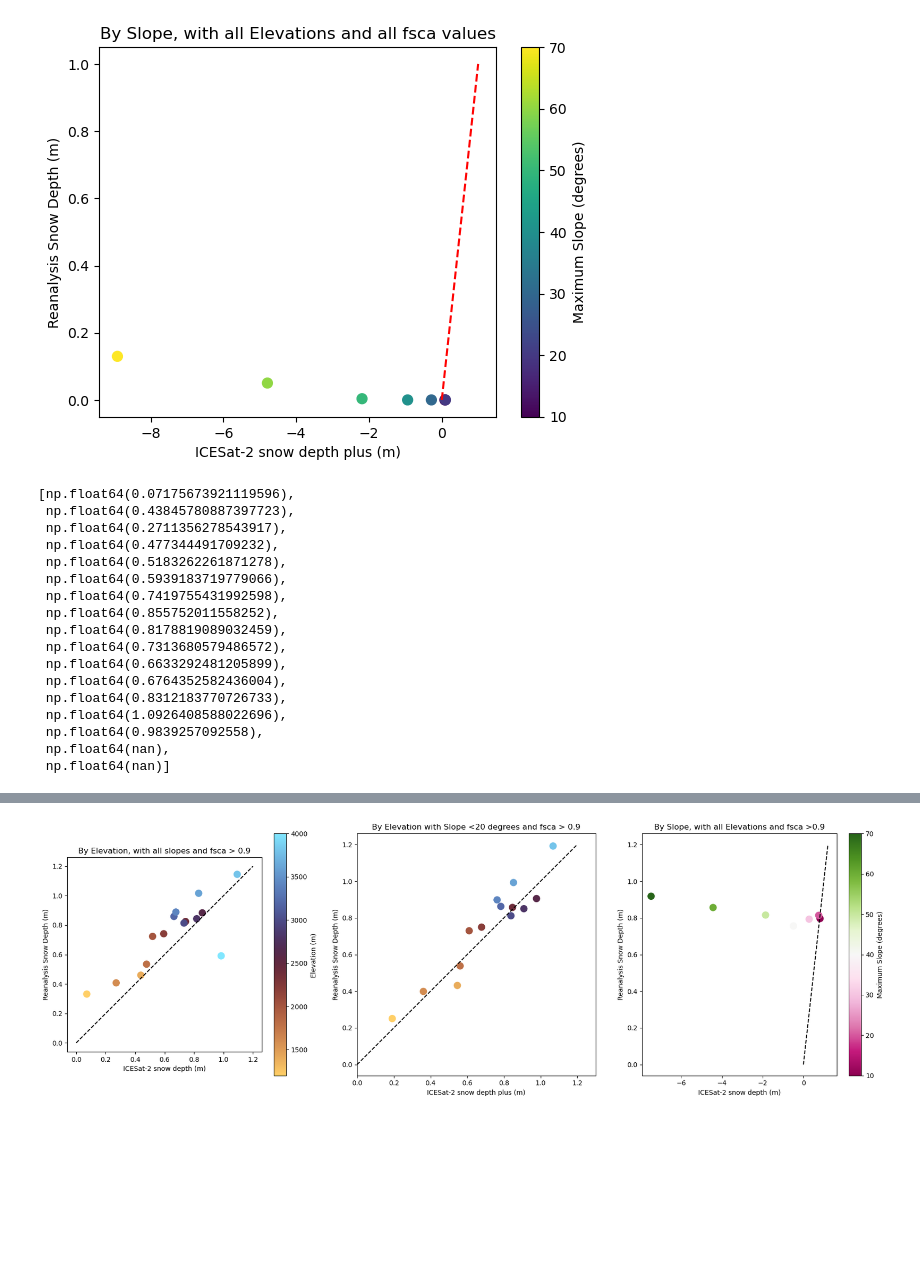
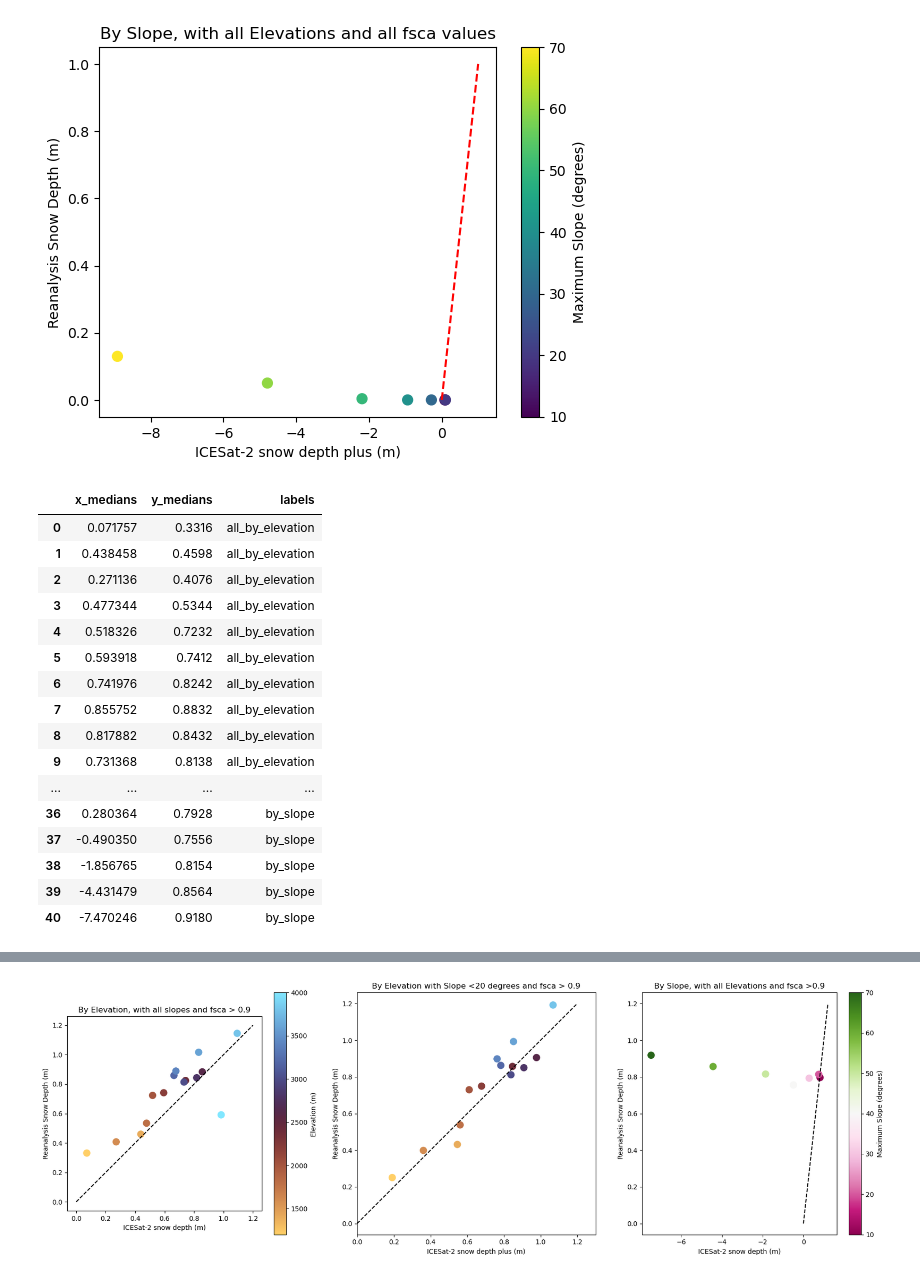
Before and after one commit to bessoh2/analog_snowmapping, a Jupyter notebook: notebooks/figure_making/slope_scatter_plots.ipynb, the cells around one changed output, grey strips where cells are left out. Drawn from its saved outputs; the diff is of its cells as text; code cells hidden in the pictures; blank space fills up the shorter version.

```diff
--- a/notebooks/figure_making/slope_scatter_plots.ipynb
+++ b/notebooks/figure_making/slope_scatter_plots.ipynb
@@ -482,20 +506,0 @@ for x_min, x_max in zip(slope_min, slope_max):
-# %%
-x_medians1
-# %% [output]
-[np.float64(0.07175673921119596),
- np.float64(0.43845780887397723),
- np.float64(0.2711356278543917),
- np.float64(0.477344491709232),
- np.float64(0.5183262261871278),
- np.float64(0.5939183719779066),
- np.float64(0.7419755431992598),
- np.float64(0.855752011558252),
- np.float64(0.8178819089032459),
- np.float64(0.7313680579486572),
- np.float64(0.6633292481205899),
- np.float64(0.6764352582436004),
- np.float64(0.8312183770726733),
- np.float64(1.0926408588022696),
- np.float64(0.9839257092558),
- np.float64(nan),
- np.float64(nan)]
@@ -501,0 +522,20 @@ x_medians1
+# %%
+scatter_data
+# %% [output]
+|  | x_medians | y_medians | labels |
+| 0 | 0.071757 | 0.3316 | all_by_elevation |
+| 1 | 0.438458 | 0.4598 | all_by_elevation |
+| 2 | 0.271136 | 0.4076 | all_by_elevation |
+| 3 | 0.477344 | 0.5344 | all_by_elevation |
+| 4 | 0.518326 | 0.7232 | all_by_elevation |
+| 5 | 0.593918 | 0.7412 | all_by_elevation |
+| 6 | 0.741976 | 0.8242 | all_by_elevation |
+| 7 | 0.855752 | 0.8832 | all_by_elevation |
+| 8 | 0.817882 | 0.8432 | all_by_elevation |
+| 9 | 0.731368 | 0.8138 | all_by_elevation |
+| ... | ... | ... | ... |
+| 36 | 0.280364 | 0.7928 | by_slope |
+| 37 | -0.490350 | 0.7556 | by_slope |
+| 38 | -1.856765 | 0.8154 | by_slope |
+| 39 | -4.431479 | 0.8564 | by_slope |
+| 40 | -7.470246 | 0.9180 | by_slope |
```
Also changed, not shown: parts of 23 cells of this notebook, 8 other files.
